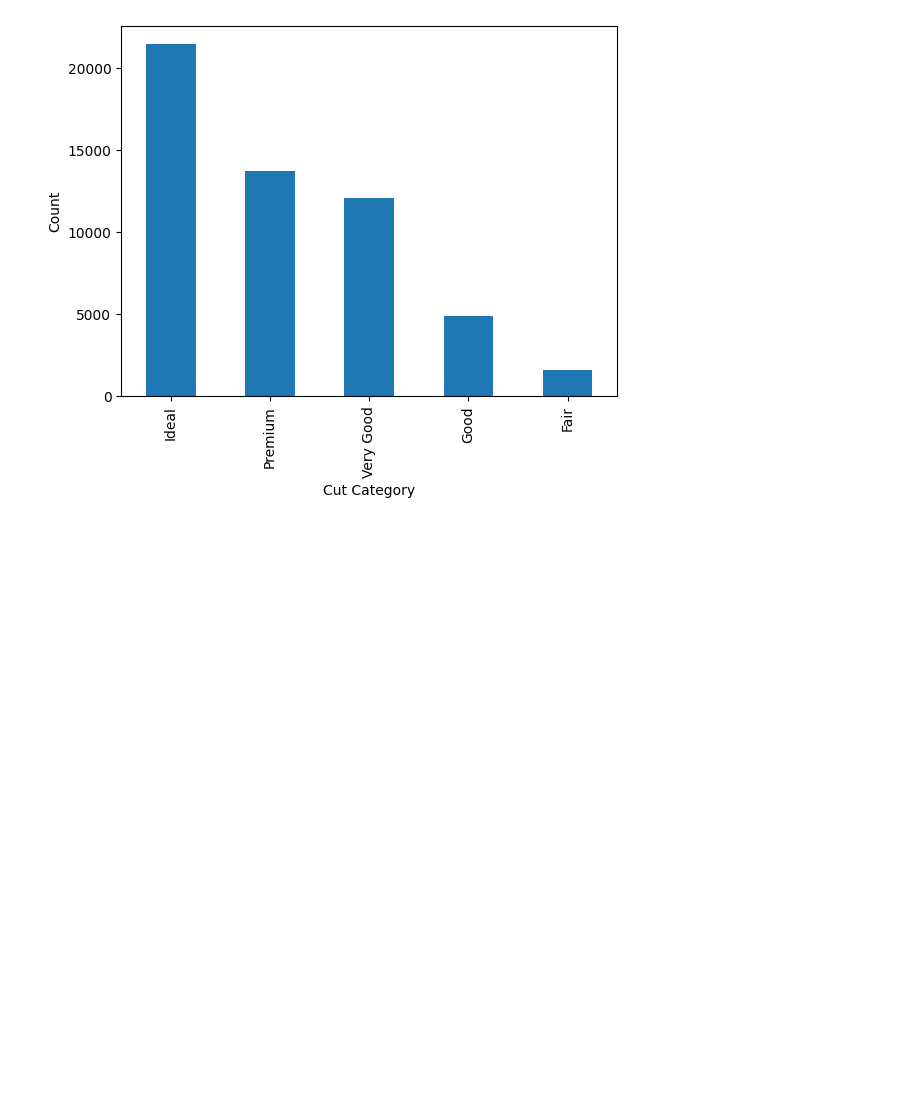
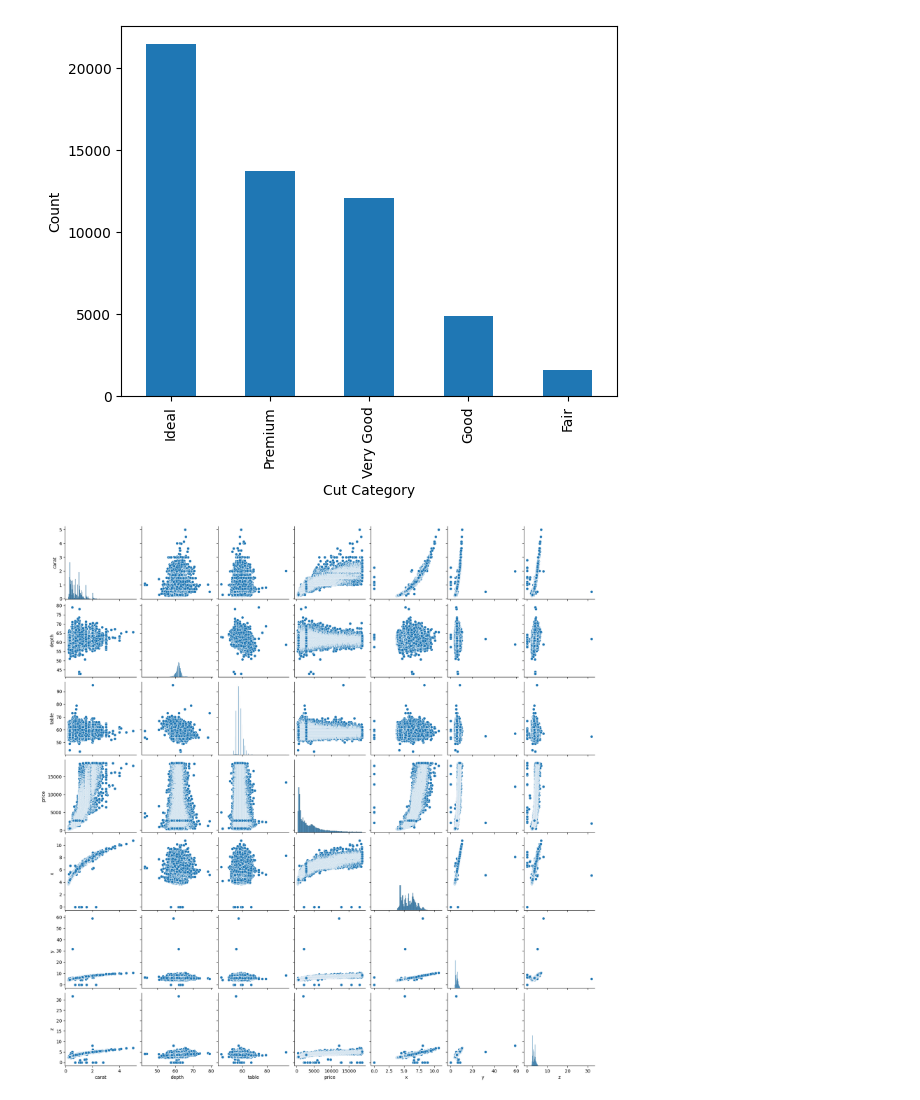
Before and after one commit to istrate-mihai/udemy-ml-course, a Jupyter notebook: Section 25 - Exploratory Data Analysis/practice/diamonds-dataset-practice.ipynb, the cells around one changed output. Cells and saved outputs as stored; diff of their text form; code cells hidden in the pictures; blank space fills up the shorter version.

```diff
--- a/Section 25 - Exploratory Data Analysis/practice/diamonds-dataset-practice.ipynb
+++ b/Section 25 - Exploratory Data Analysis/practice/diamonds-dataset-practice.ipynb
@@ -153,3 +153,8 @@ plt.ylabel('Count')
 # %% [output]
 Text(0, 0.5, 'Count')
 [figure]
+# %%
+sns.pairplot(diamonds_df)
+plt.show()
+# %% [output]
+[figure, added]
```
Also changed, not shown: parts of 1 cell of this notebook, 3 other files.
